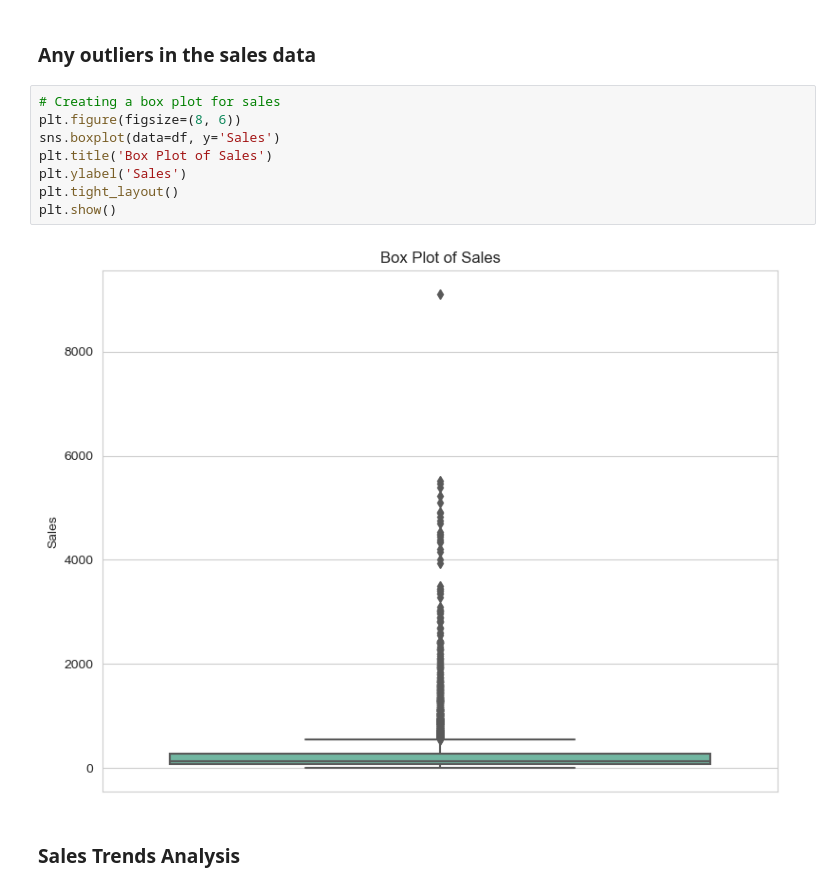
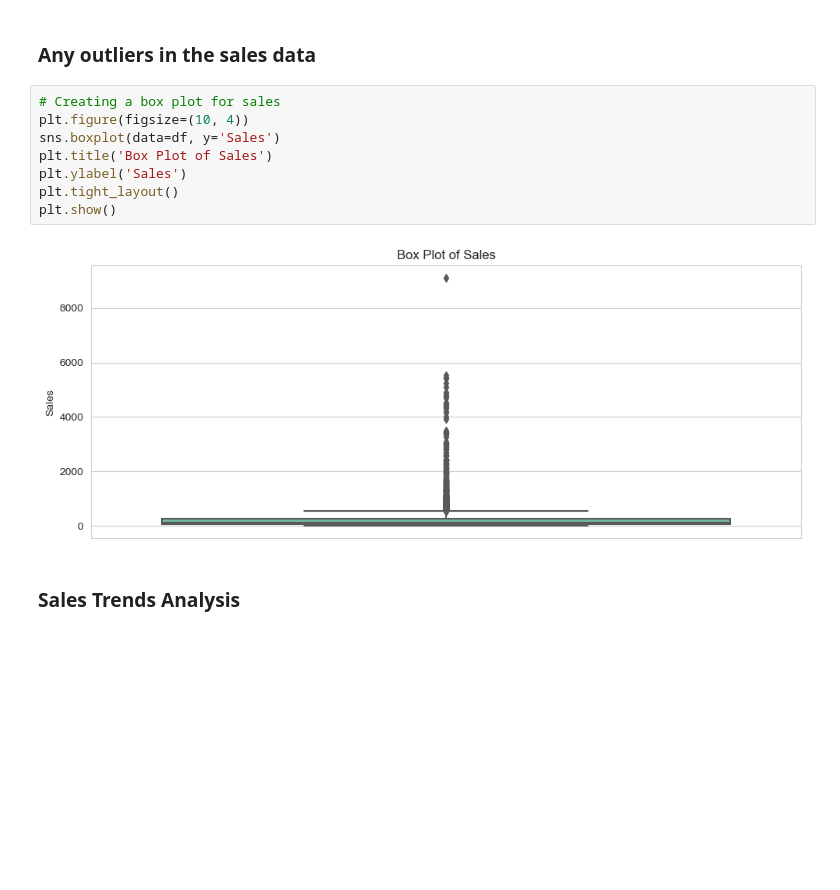
Before and after one commit to Pragya-011/Super-Store-Sales-Analysis, a Jupyter notebook: Python File/Preprocessing_and_EDA.ipynb, the cells around one changed output. Cells and saved outputs as stored; diff of their text form; blank space fills up the shorter version.

```diff
--- a/Python File/Preprocessing_and_EDA.ipynb
+++ b/Python File/Preprocessing_and_EDA.ipynb
@@ -398,14 +398,14 @@ plt.show()
 ### Any outliers in the sales data
 # %%
 # Creating a box plot for sales
-plt.figure(figsize=(8, 6))
+plt.figure(figsize=(10, 4))
 sns.boxplot(data=df, y='Sales')
 plt.title('Box Plot of Sales')
 plt.ylabel('Sales')
 plt.tight_layout()
 plt.show()
 # %% [output]
-[figure, old version]
+[figure, new version]
 # %% [markdown]
 ### Sales Trends Analysis
 # %% [markdown]
```
Also changed, not shown: parts of 20 cells of this notebook.
